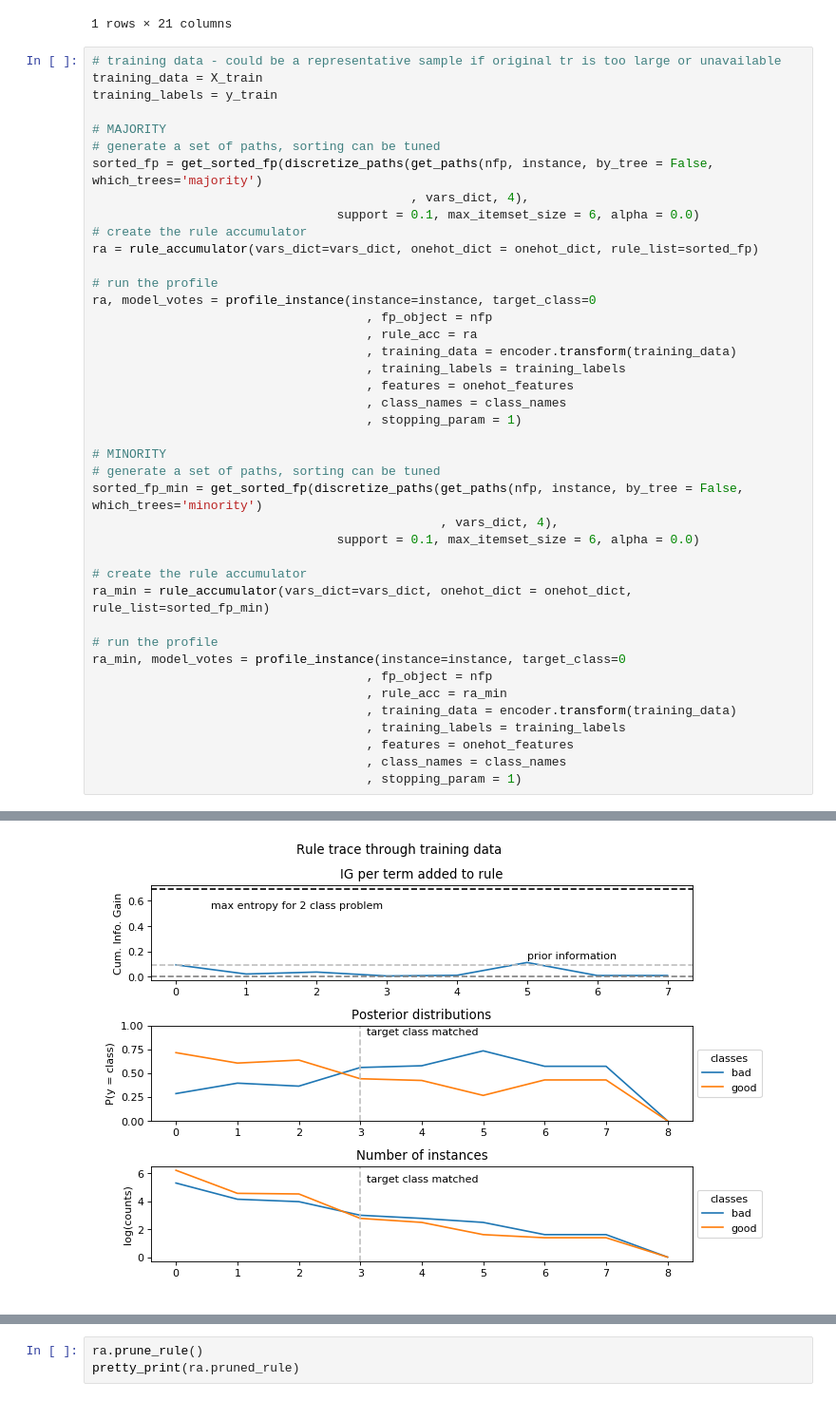
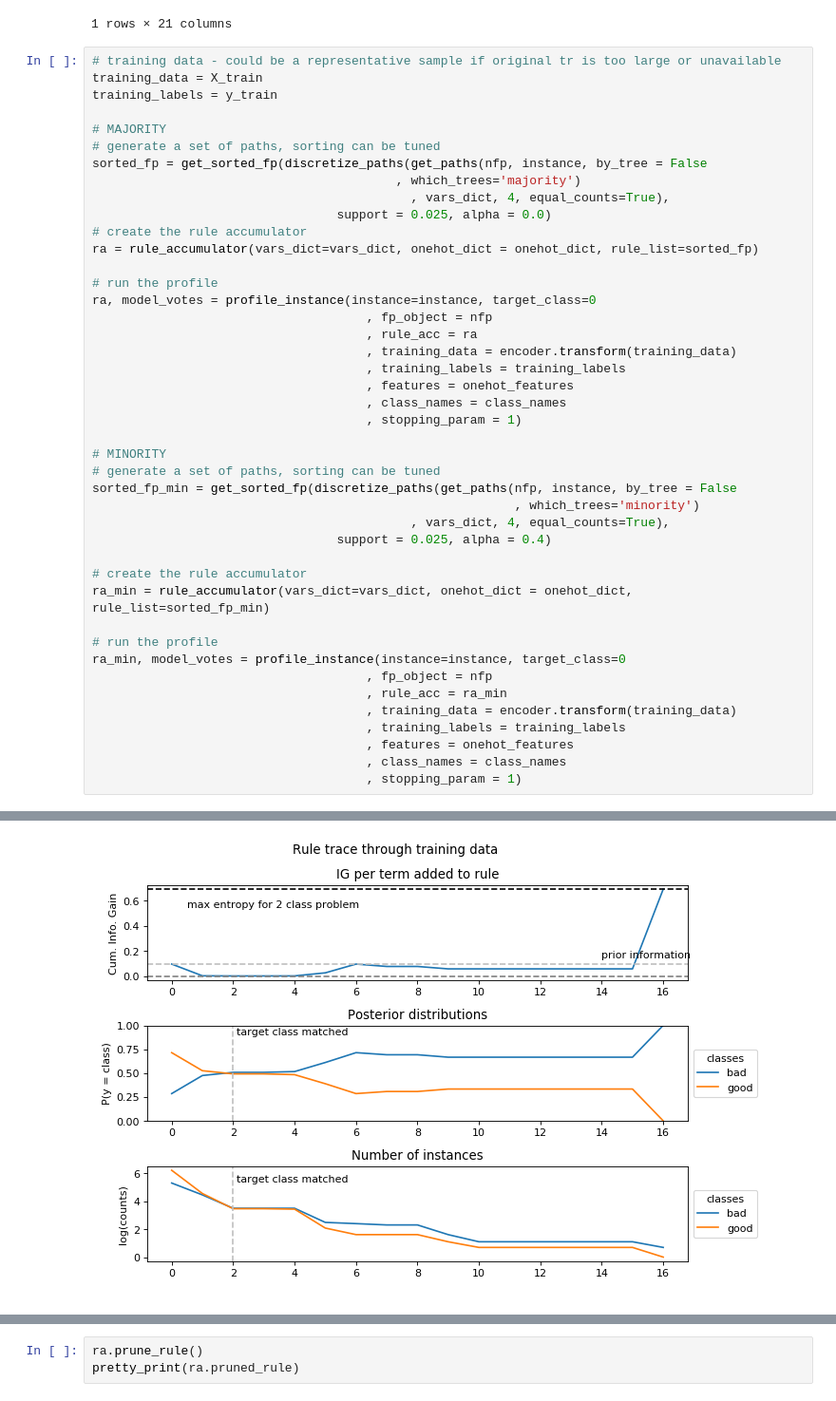
Before and after one commit to julianhatwell/interpret_basics2, a Jupyter notebook: Explanations of german 2 data set.ipynb, the cells around one changed output, grey strips where cells are left out. Shown at 95% size. Saved outputs shown, nothing was run; the diff lists cells and outputs as text.

```diff
--- a/Explanations of german 2 data set.ipynb
+++ b/Explanations of german 2 data set.ipynb
@@ -261,9 +261,10 @@ training_labels = y_train
 
 # MAJORITY
 # generate a set of paths, sorting can be tuned
-sorted_fp = get_sorted_fp(discretize_paths(get_paths(nfp, instance, by_tree = False, which_trees='majority')
-                                           , vars_dict, 4),
-                                 support = 0.1, max_itemset_size = 6, alpha = 0.0)
+sorted_fp = get_sorted_fp(discretize_paths(get_paths(nfp, instance, by_tree = False
+                                         , which_trees='majority')
+                                           , vars_dict, 4, equal_counts=True),
+                                 support = 0.025, alpha = 0.0)
 # create the rule accumulator
 ra = rule_accumulator(vars_dict=vars_dict, onehot_dict = onehot_dict, rule_list=sorted_fp)
 
@@ -279,9 +280,10 @@ ra, model_votes = profile_instance(instance=instance, target_class=0
 
 # MINORITY
 # generate a set of paths, sorting can be tuned
-sorted_fp_min = get_sorted_fp(discretize_paths(get_paths(nfp, instance, by_tree = False, which_trees='minority')
-                                               , vars_dict, 4),
-                                 support = 0.1, max_itemset_size = 6, alpha = 0.0)
+sorted_fp_min = get_sorted_fp(discretize_paths(get_paths(nfp, instance, by_tree = False
+                                                         , which_trees='minority')
+                                           , vars_dict, 4, equal_counts=True),
+                                 support = 0.025, alpha = 0.4)
 
 # create the rule accumulator
 ra_min = rule_accumulator(vars_dict=vars_dict, onehot_dict = onehot_dict, rule_list=sorted_fp_min)
@@ -301 +310 @@ No frequent patterns longer than 3 items. Stopping early.
-[figure, old version]
+[figure, new version]
```
Also changed, not shown: parts of 3 cells of this notebook.
